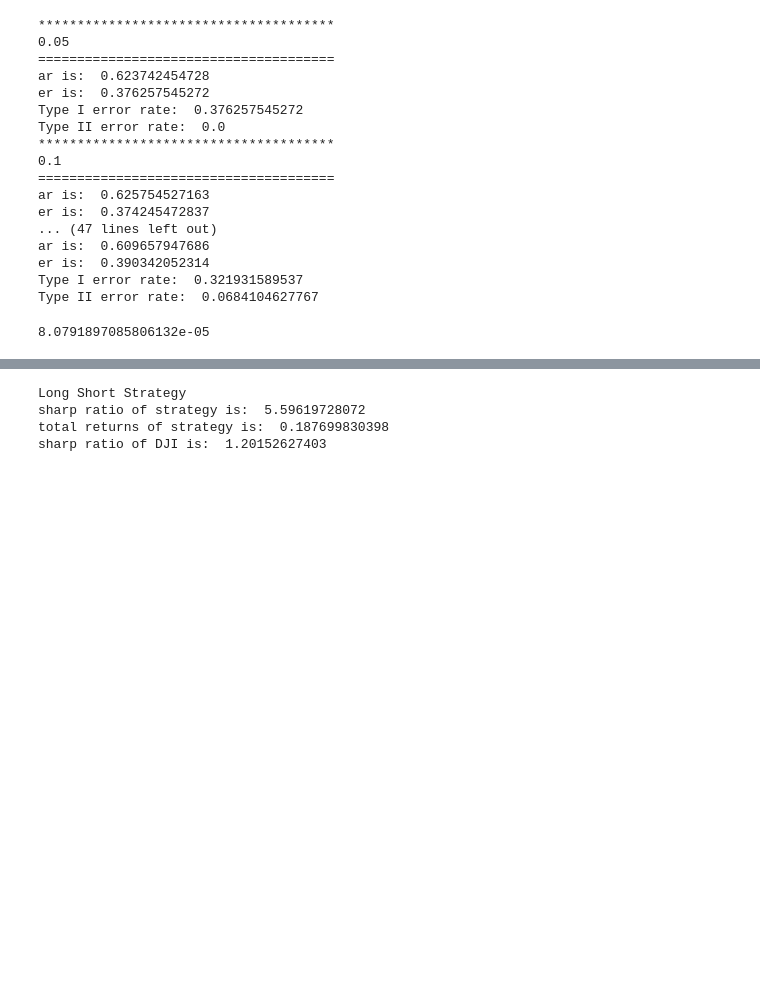
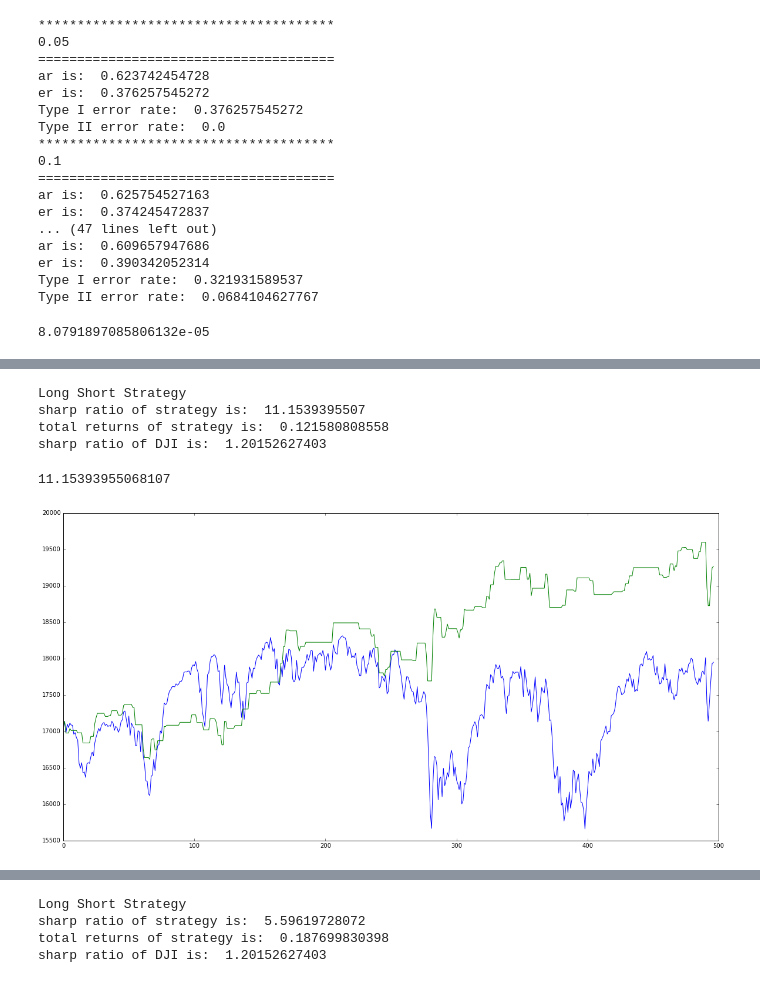
Before and after one commit to TZstatsADS/Fall2016-proj5-grp13, a Jupyter notebook: lib/main.ipynb, the cells around one changed output, grey strips where cells are left out. Cells and saved outputs as stored; diff of their text form; code cells hidden in the pictures; blank space fills up the shorter version.

```diff
--- a/lib/main.ipynb
+++ b/lib/main.ipynb
@@ -490,0 +536,11 @@ optlist = optlist.fillna(0) # with 0s rather than NaNs
+# %%
+fig = plt.gcf()
+fig.set_size_inches(20, 10)
+thereshold(50/100.0, 50/100.0, False)
+# %% [output]
+Long Short Strategy
+sharp ratio of strategy is:  11.1539395507
+total returns of strategy is:  0.121580808558
+sharp ratio of DJI is:  1.20152627403
+11.15393955068107
+[figure, added]
```
Also changed, not shown: parts of 10 cells of this notebook.
